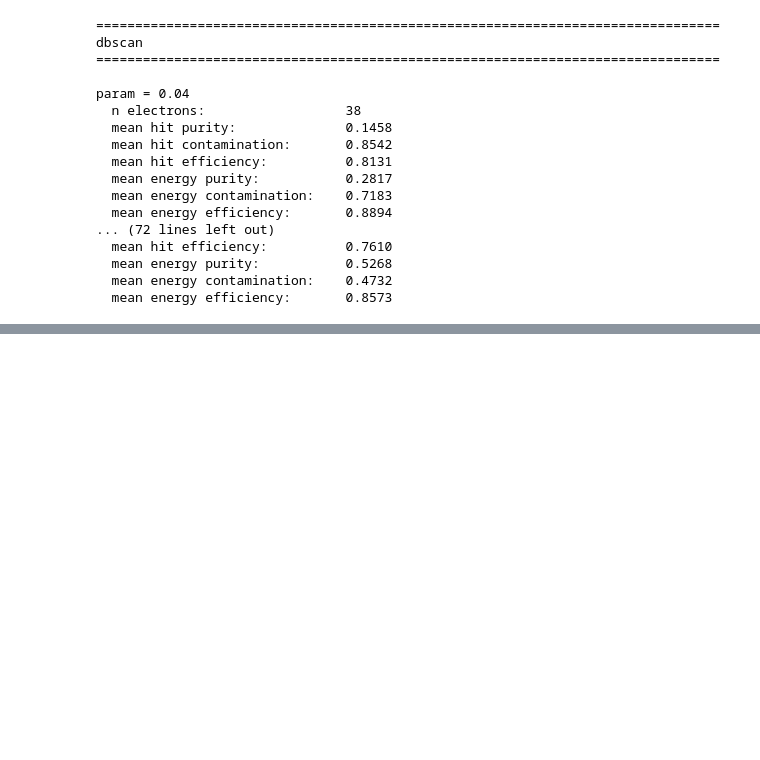
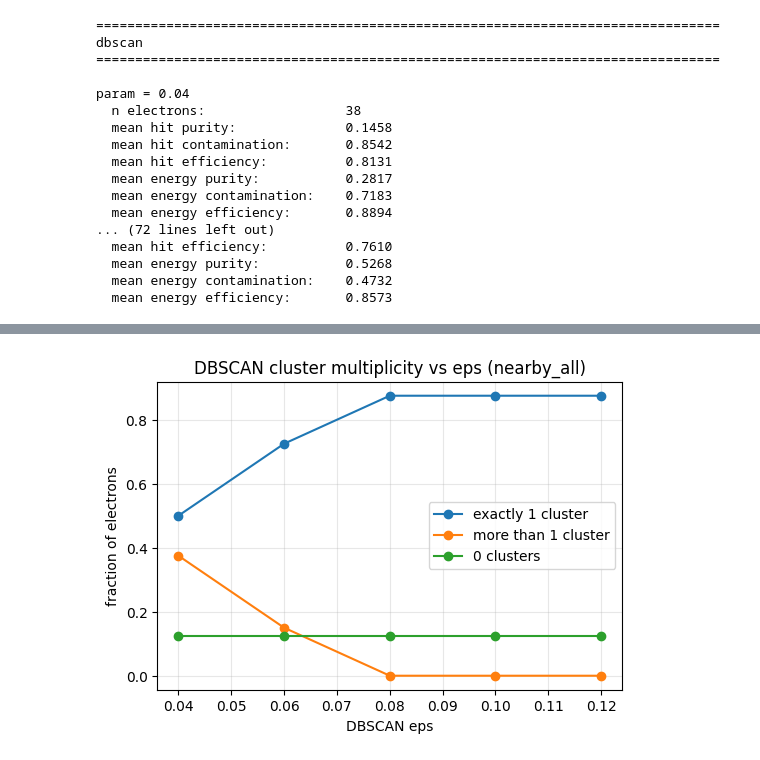
Before and after one commit to lambertloic2005/colliderml-electron-calo, a Jupyter notebook: notebooks/analyze_cluster_purity.ipynb, the cells around one changed output, grey strips where cells are left out. Cells and saved outputs as stored; diff of their text form; code cells hidden in the pictures; blank space fills up the shorter version.

```diff
--- a/notebooks/analyze_cluster_purity.ipynb
+++ b/notebooks/analyze_cluster_purity.ipynb
@@ -787,0 +1113,33 @@ param = 0.04
+# %%
+fig, ax = plt.subplots(figsize=(6, 4))
+
+ax.plot(
+    group_summary["eps"],
+    group_summary["frac_one_cluster"],
+    marker="o",
+    label="exactly 1 cluster",
+)
+
+ax.plot(
+    group_summary["eps"],
+    group_summary["frac_multi_cluster"],
+    marker="o",
+    label="more than 1 cluster",
+)
+
+ax.plot(
+    group_summary["eps"],
+    group_summary["frac_zero_cluster"],
+    marker="o",
+    label="0 clusters",
+)
+
+ax.set_xlabel("DBSCAN eps")
+ax.set_ylabel("fraction of electrons")
+ax.set_title(f"DBSCAN cluster multiplicity vs eps ({GROUP_INPUT_MODE})")
+ax.grid(True, alpha=0.3)
+ax.legend()
+
+plt.show()
+# %% [output]
+[figure, added]
```
Also changed, not shown: parts of 7 cells of this notebook, 16 other files.
